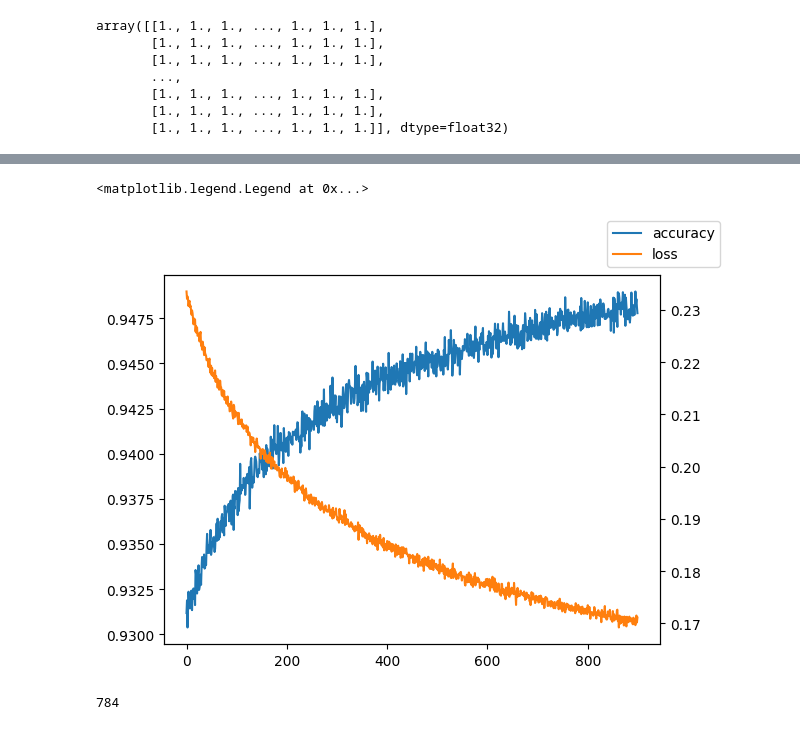
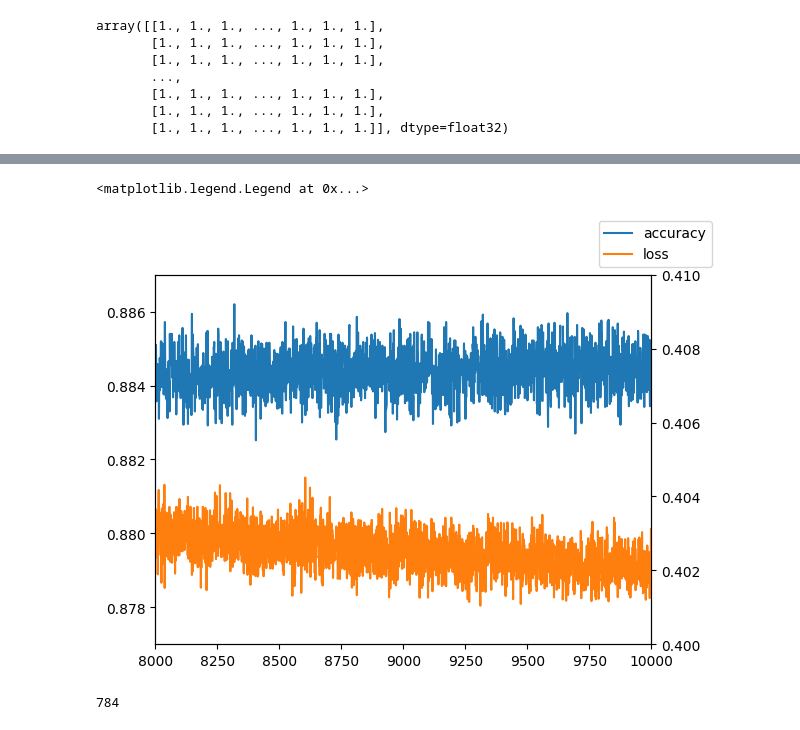
Before and after one commit to edward-b-1/MNIST-Machine-Learning, a Jupyter notebook: mnist.2.ipynb, the cells around one changed output, grey strips where cells are left out. Drawn from its saved outputs; the diff is of its cells as text; code cells hidden in the pictures.

```diff
--- a/mnist.2.ipynb
+++ b/mnist.2.ipynb
@@ -275,18 +275,21 @@ model_history.history['accuracy']
 # %%
 model_history.history['loss']
 # %%
-accuracy = model_history.history['accuracy'][100:]
+accuracy = model_history.history['accuracy'][0:]
 # %%
-loss = model_history.history['loss'][100:]
+loss = model_history.history['loss'][0:]
 # %%
 fig, ax = plt.subplots(1, 1)
 ax.plot(accuracy, label='accuracy')
+ax.set_xlim(left=8000, right=10000)
+ax.set_ylim(bottom=0.877, top=0.887)
 ax2 = ax.twinx()
+ax2.set_ylim(bottom=0.4, top=0.41)
 ax2.plot(loss, color='tab:orange', label='loss')
 fig.legend()
 # %% [output]
 <matplotlib.legend.Legend at 0x...>
-[figure, old version]
+[figure, new version]
 # %%
 28*28
 # %% [output]
```
Also changed, not shown: parts of 10 cells of this notebook.
